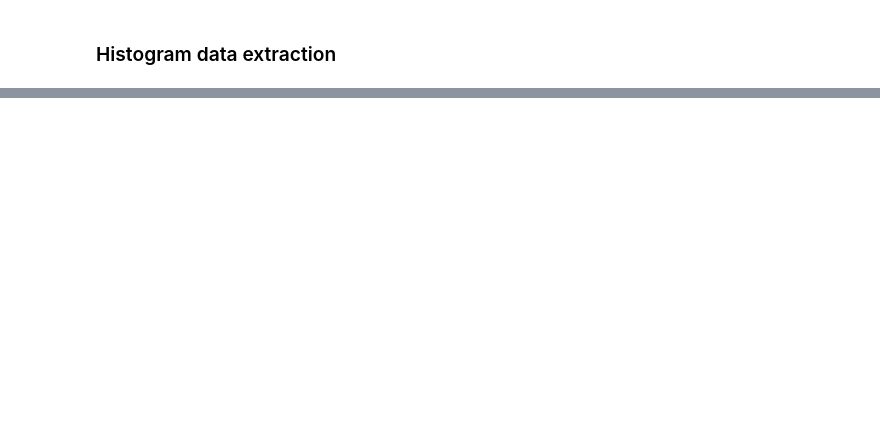
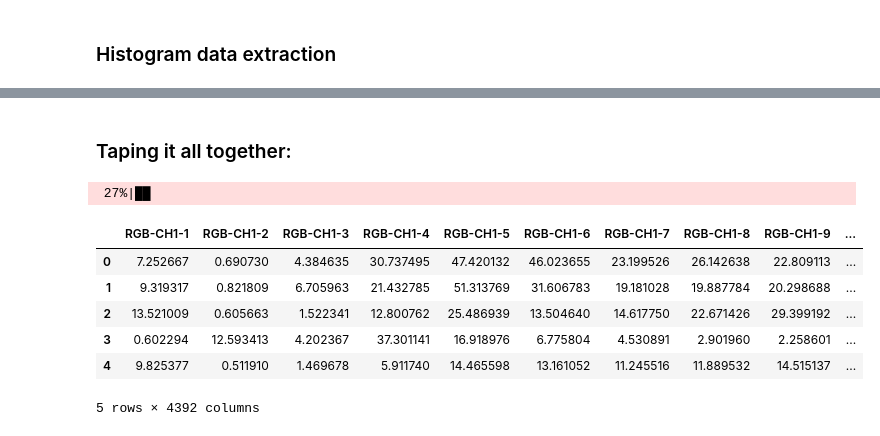
Before and after one commit to AdamT90/FoodML, a Jupyter notebook: prototyping/Smarter processing of RawDF.ipynb, the cells around one changed output, grey strips where cells are left out. Drawn from its saved outputs; the diff is of its cells as text; code cells hidden in the pictures; blank space fills up the shorter version.

```diff
--- a/prototyping/Smarter processing of RawDF.ipynb
+++ b/prototyping/Smarter processing of RawDF.ipynb
@@ -585,0 +801,9 @@ hdict
+# %%
+n_kernels = 5
+cspace = 'RGB'
+cantrDataLabels = []
+for i in range(n_kernels):
+    for s in ['sortCH1','sortCH2','sortCH3','sortX','sortY','sortSize']:
+        cantrDataLabels = np.append(
+            cantrDataLabels, ['Kernel: ' + str(i)+' cspace: ' + cspace + '; ' + s + '; ' + var for var in
+                             ['CH1', 'CH2', 'CH3', 'X', 'Y', 'SIZE']])
@@ -585,0 +886,3 @@ hdict
+# %%
+#tqdm.clear(nolock=False)
+segData, segCols = getSegmentInfo(rawDF,'RGB',5, 3)
@@ -585,0 +909,31 @@ hdict
+# %% [markdown]
+### Taping it all together:
+# %%
+from skimage import color as cl
+cspace = 'RGB'
+blocksResiz = 160
+blocksblSiz = 20
+n_clusters = 5
+clustResiz = 3
+#rawDF['SKImageHSV'] = rawDF['SKImage'].apply(cl.rgb2hsv)
+#rawDF['SKImageCIE'] = rawDF['SKImage'].apply(cl.rgb2rgbcie)
+#rawDF['SKImageYDBDR'] = rawDF['SKImage'].apply(cl.rgb2ydbdr)
+def describeImgs(df,cspace,blocksResiz=160,blocksblSiz=20,n_clusters=5,clustResiz=3):
+    histV,histCols = genHistArrays(df,cspace)
+    histDF = pd.DataFrame(data = histV, columns = histCols)
+    blocksV, blocksCols = blocksVals(df,blocksblSiz,blocksResiz, cspace)
+    blocksDF = pd.DataFrame(data = blocksV, columns = blocksCols)
+    segV, segCols = getSegmentInfo(df,cspace,n_clusters, clustResiz)
+    segDF = pd.DataFrame(data = segV, columns = segCols)
+    return pd.concat([histDF,blocksDF,segDF], axis=1)
+def extractVarsForML(df,blocksResiz=160,blocksblSiz=20,n_clusters=5,clustResiz=3):
+    resDF = describeImgs(df,'RGB',blocksResiz,blocksblSiz,n_clusters,clustResiz)
+    cspdict = {'HSV': cl.rgb2hsv, 'CIE': cl.rgb2rgbcie, 'YDBDR': cl.rgb2ydbdr}
+    for csp, colFunc in cspdict.items():
+        df['SKImage'] = df['SKImage'].apply(colFunc)
+        resDF = pd.concat([resDF, describeImgs(df,csp,blocksResiz,blocksblSiz,n_clusters,clustResiz)], axis=1)
+    return resDF
+# %%
+THE_PREPROCESSED_ONE = extractVarsForML(rawDF)
+# %% [output]
+ 27%|██
@@ -585,0 +942,10 @@ hdict
+# %%
+THE_PREPROCESSED_ONE.head()
+# %% [output]
+|  | RGB-CH1-1 | RGB-CH1-2 | RGB-CH1-3 | RGB-CH1-4 | RGB-CH1-5 | RGB-CH1-6 | RGB-CH1-7 | RGB-CH1-8 | RGB-CH1-9 | ... |
+| 0 | 7.252667 | 0.690730 | 4.384635 | 30.737495 | 47.420132 | 46.023655 | 23.199526 | 26.142638 | 22.809113 | ... |
+| 1 | 9.319317 | 0.821809 | 6.705963 | 21.432785 | 51.313769 | 31.606783 | 19.181028 | 19.887784 | 20.298688 | ... |
+| 2 | 13.521009 | 0.605663 | 1.522341 | 12.800762 | 25.486939 | 13.504640 | 14.617750 | 22.671426 | 29.399192 | ... |
+| 3 | 0.602294 | 12.593413 | 4.202367 | 37.301141 | 16.918976 | 6.775804 | 4.530891 | 2.901960 | 2.258601 | ... |
+| 4 | 9.825377 | 0.511910 | 1.469678 | 5.911740 | 14.465598 | 13.161052 | 11.245516 | 11.889532 | 14.515137 | ... |
+5 rows × 4392 columns
```
Also changed, not shown: parts of 62 cells of this notebook.
